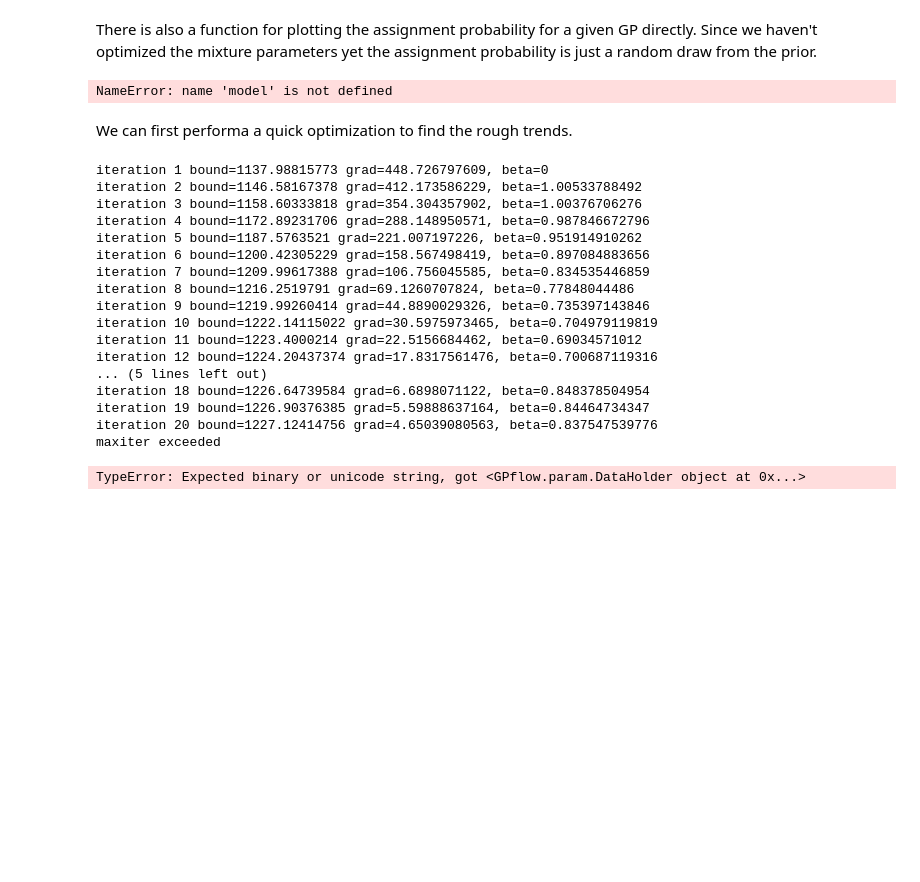
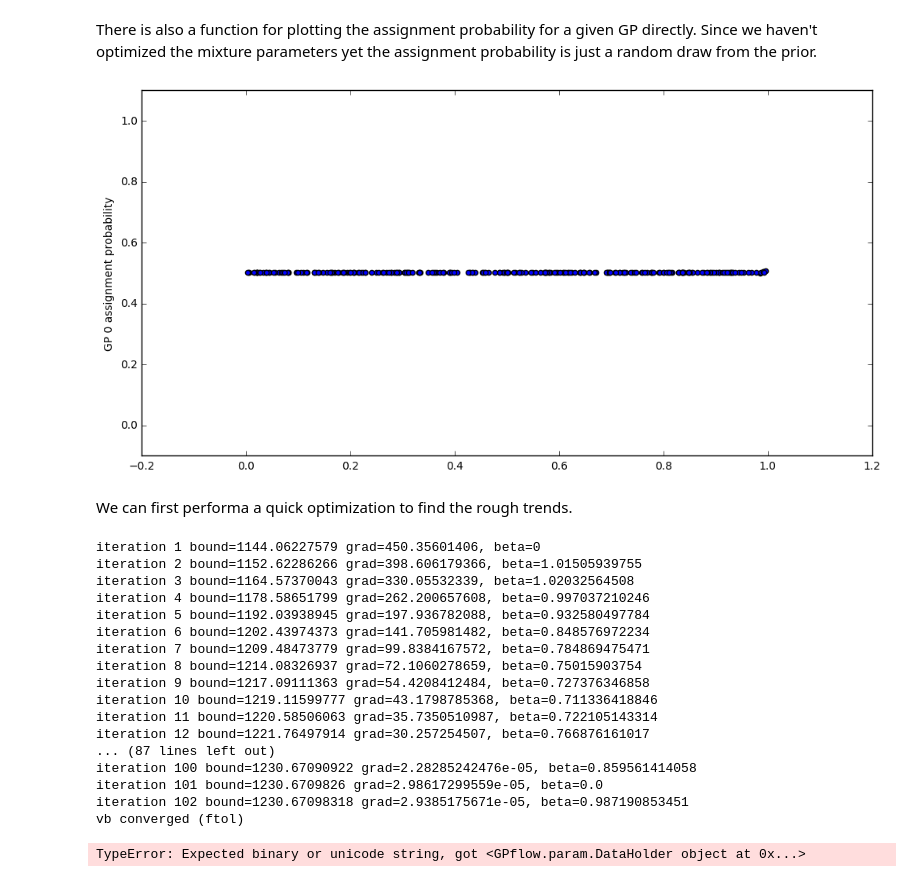
Before and after one commit to SheffieldML/GPclust, a Jupyter notebook: notebooks/OMGP_demo.ipynb, the cells around one changed output. Cells and saved outputs as stored; diff of their text form; code cells hidden in the pictures; blank space fills up the shorter version.

```diff
--- a/notebooks/OMGP_demo.ipynb
+++ b/notebooks/OMGP_demo.ipynb
@@ -72,31 +64,31 @@ ipdb> q
 There is also a function for plotting the assignment probability for a given GP directly. Since we haven't optimized the mixture parameters yet the assignment probability is just a random draw from the prior.
 # %%
 from plotter import OMGPplot_probs
-OMGPplot_probs(model, X, gp_num=0)
+OMGPplot_probs(m, X, gp_num=0)
 # %% [output]
-NameError: name 'model' is not defined
+[figure, added]
 # %% [markdown]
 We can first performa a quick optimization to find the rough trends.
 # %%
-m.optimize(step_length=0.01, maxiter=20)
+m.optimize(step_length=0.01)
 # %% [output]
-iteration 1 bound=1137.98815773 grad=448.726797609, beta=0
-iteration 2 bound=1146.58167378 grad=412.173586229, beta=1.00533788492
-iteration 3 bound=1158.60333818 grad=354.304357902, beta=1.00376706276
-iteration 4 bound=1172.89231706 grad=288.148950571, beta=0.987846672796
-iteration 5 bound=1187.5763521 grad=221.007197226, beta=0.951914910262
-iteration 6 bound=1200.42305229 grad=158.567498419, beta=0.897084883656
-iteration 7 bound=1209.99617388 grad=106.756045585, beta=0.834535446859
-iteration 8 bound=1216.2519791 grad=69.1260707824, beta=0.77848044486
-iteration 9 bound=1219.99260414 grad=44.8890029326, beta=0.735397143846
-iteration 10 bound=1222.14115022 grad=30.5975973465, beta=0.704979119819
-iteration 11 bound=1223.4000214 grad=22.5156684462, beta=0.69034571012
-iteration 12 bound=1224.20437374 grad=17.8317561476, beta=0.700687119316
-... (5 lines left out)
-iteration 18 bound=1226.64739584 grad=6.6898071122, beta=0.848378504954
-iteration 19 bound=1226.90376385 grad=5.59888637164, beta=0.84464734347
-iteration 20 bound=1227.12414756 grad=4.65039080563, beta=0.837547539776
-maxiter exceeded
+iteration 1 bound=1144.06227579 grad=450.35601406, beta=0
+iteration 2 bound=1152.62286266 grad=398.606179366, beta=1.01505939755
+iteration 3 bound=1164.57370043 grad=330.05532339, beta=1.02032564508
+iteration 4 bound=1178.58651799 grad=262.200657608, beta=0.997037210246
+iteration 5 bound=1192.03938945 grad=197.936782088, beta=0.932580497784
+iteration 6 bound=1202.43974373 grad=141.705981482, beta=0.848576972234
+iteration 7 bound=1209.48473779 grad=99.8384167572, beta=0.784869475471
+iteration 8 bound=1214.08326937 grad=72.1060278659, beta=0.75015903754
+iteration 9 bound=1217.09111363 grad=54.4208412484, beta=0.727376346858
+iteration 10 bound=1219.11599777 grad=43.1798785368, beta=0.711336418846
+iteration 11 bound=1220.58506063 grad=35.7350510987, beta=0.722105143314
+iteration 12 bound=1221.76497914 grad=30.257254507, beta=0.766876161017
+... (87 lines left out)
+iteration 100 bound=1230.67090922 grad=2.28285242476e-05, beta=0.859561414058
+iteration 101 bound=1230.6709826 grad=2.98617299559e-05, beta=0.0
+iteration 102 bound=1230.67098318 grad=2.9385175671e-05, beta=0.987190853451
+vb converged (ftol)
 # %%
 OMGPplot(m,X,Y)
 # %% [output]
```
Also changed, not shown: parts of 6 cells of this notebook, 6 other files.
